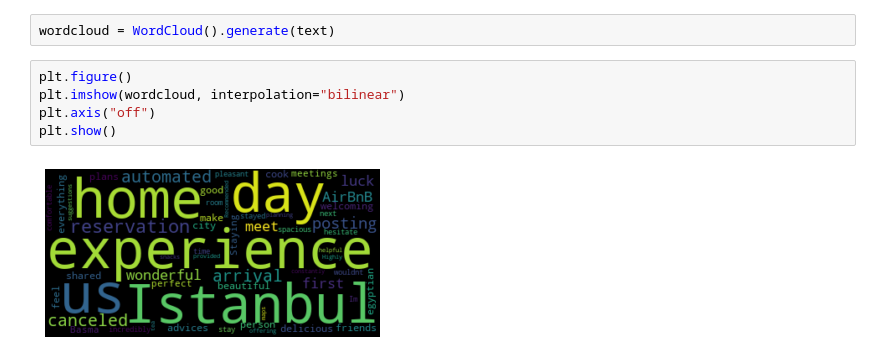
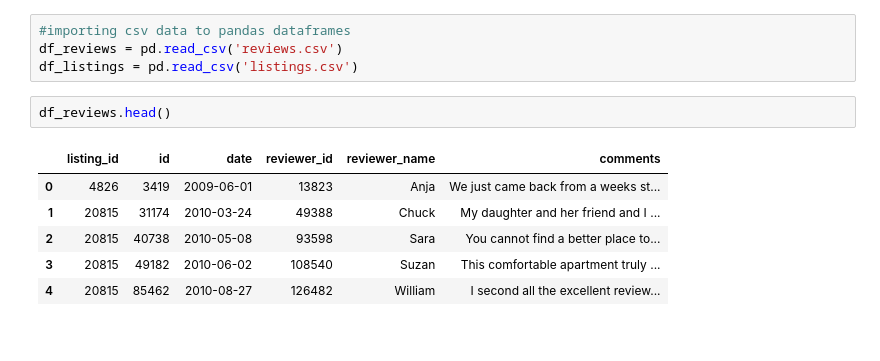
Before and after one commit to OzanGenc/Airbnb-Istanbul-ReviewScorePrediction, a Jupyter notebook: WordCloud.ipynb, the cells around one changed output. Drawn from its saved outputs; the diff is of its cells as text.

```diff
--- a/WordCloud.ipynb
+++ b/WordCloud.ipynb
@@ -6,9 +7,13 @@ text = 'The reservation was canceled 8 days before arrival. This is an automated
-# %%
-wordcloud = WordCloud().generate(text)
-# %%
-plt.figure()
-plt.imshow(wordcloud, interpolation="bilinear")
-plt.axis("off")
-plt.show()
-# %% [output]
-[figure, removed]
+# %%
+#importing csv data to pandas dataframes
+df_reviews = pd.read_csv('reviews.csv')
+df_listings = pd.read_csv('listings.csv')
+# %%
+df_reviews.head()
+# %% [output]
+|  | listing_id | id | date | reviewer_id | reviewer_name | comments |
+| 0 | 4826 | 3419 | 2009-06-01 | 13823 | Anja | We just came back from a weeks st... |
+| 1 | 20815 | 31174 | 2010-03-24 | 49388 | Chuck | My daughter and her friend and I ... |
+| 2 | 20815 | 40738 | 2010-05-08 | 93598 | Sara | You cannot find a better place to... |
+| 3 | 20815 | 49182 | 2010-06-02 | 108540 | Suzan | This comfortable apartment truly ... |
+| 4 | 20815 | 85462 | 2010-08-27 | 126482 | William | I second all the excellent review... |
```
Also changed, not shown: parts of 20 cells of this notebook.
